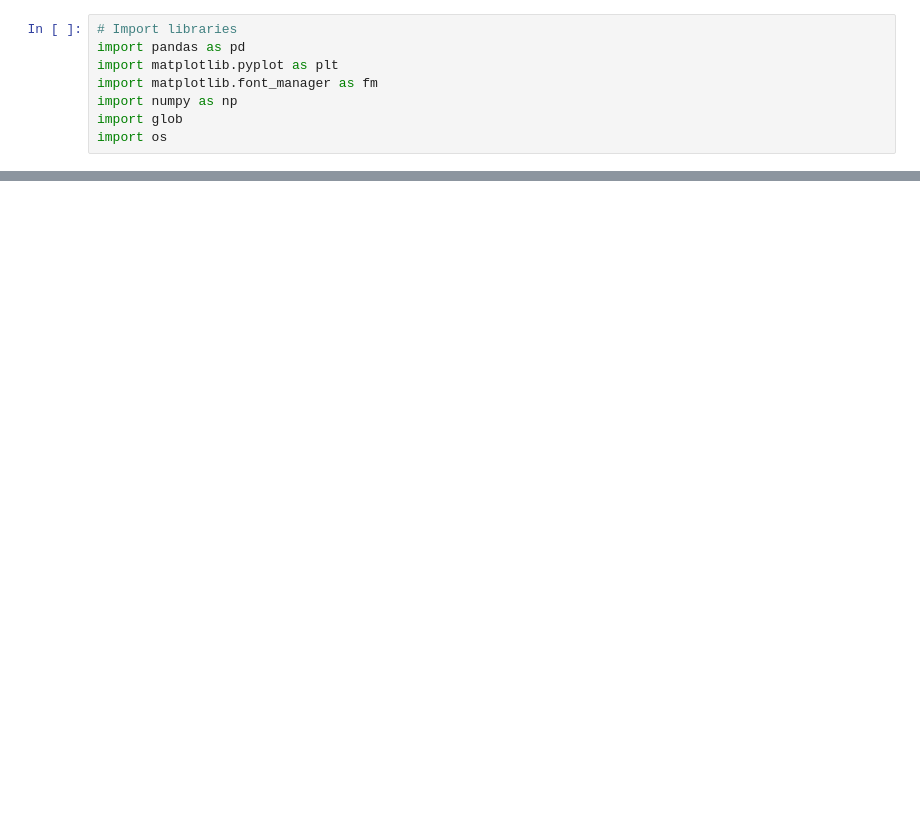
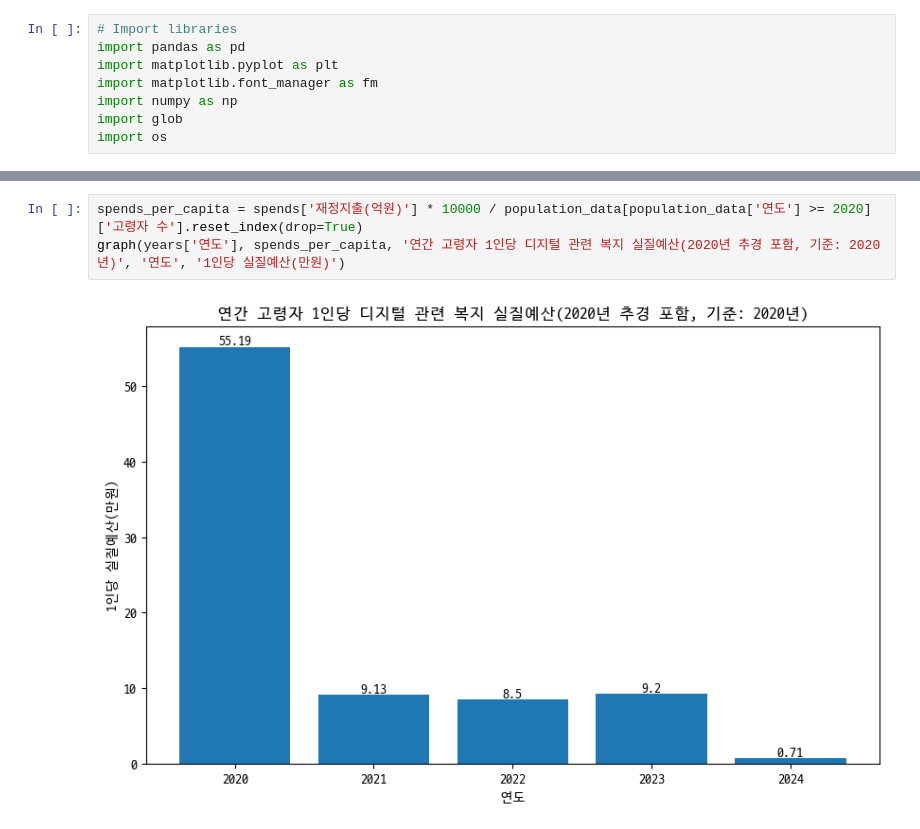
Before and after one commit to dev-zinc/digital_older_class, a Jupyter notebook: simple.ipynb, the cells around one changed output, grey strips where cells are left out. Drawn from its saved outputs; the diff is of its cells as text; blank space fills up the shorter version.

```diff
--- a/simple.ipynb
+++ b/simple.ipynb
@@ -130,0 +103,5 @@ NameError: name 'index' is not defined
+# %%
+spends_per_capita = spends['재정지출(억원)'] * 10000 / population_data[population_data['연도'] >= 2020]['고령자 수'].reset_index(drop=True)
+graph(years['연도'], spends_per_capita, '연간 고령자 1인당 디지털 관련 복지 실질예산(2020년 추경 포함, 기준: 2020년)', '연도', '1인당 실질예산(만원)')
+# %% [output]
+[figure, added]
```
Also changed, not shown: parts of 7 cells of this notebook.
